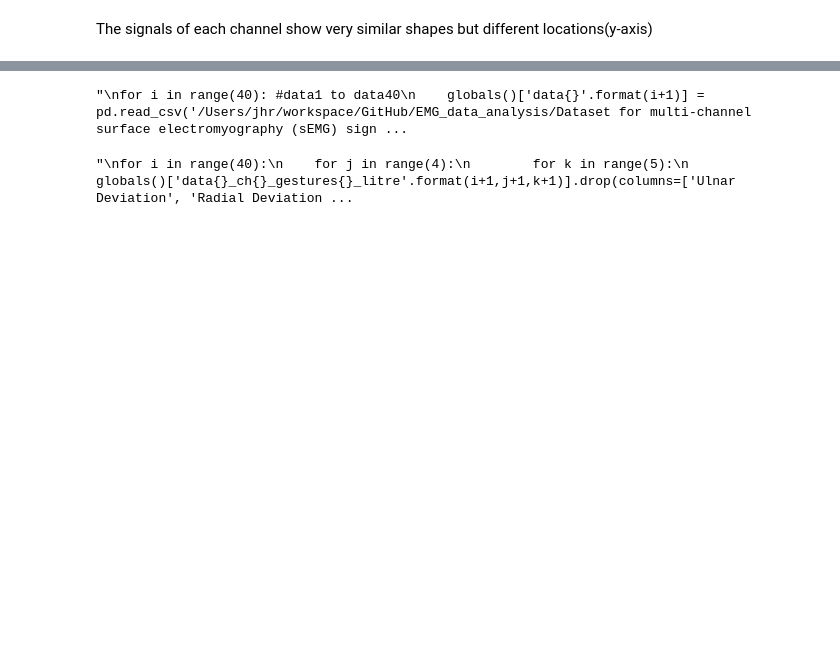
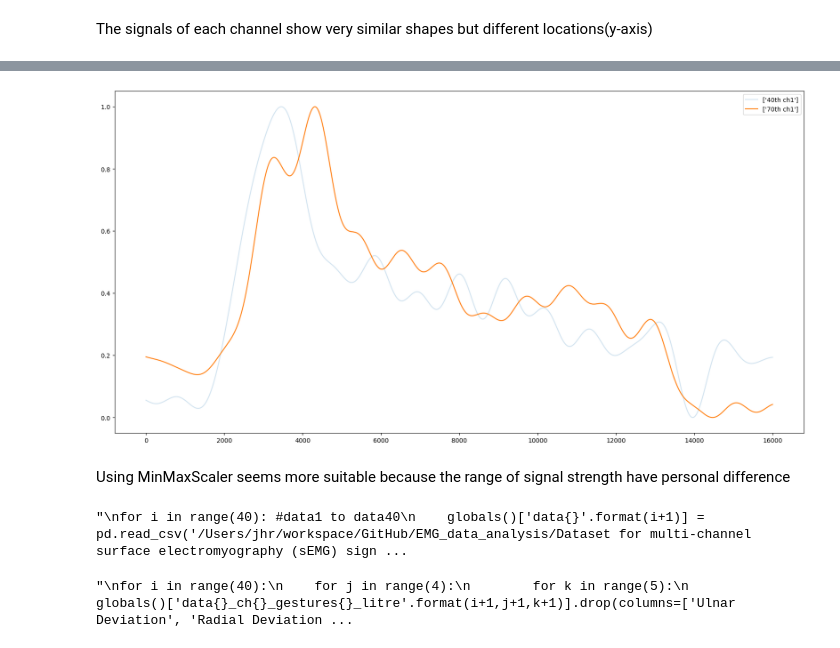
Before and after one commit to greedypelican/EMG_data_analysis, a Jupyter notebook: data_preprocessing.ipynb, the cells around one changed output, grey strips where cells are left out. Drawn from its saved outputs; the diff is of its cells as text; code cells hidden in the pictures; blank space fills up the shorter version.

```diff
--- a/data_preprocessing.ipynb
+++ b/data_preprocessing.ipynb
@@ -111,3 +126,16 @@ The signals of each channel show very similar shapes but different locations(y-a
+# %%
+fig = plt.figure(figsize=(20,10))
+ax = fig.add_subplot(111)
+
+ax.plot(X40_mm[:,0],label=['40th '+col_names[0]],alpha=0.2)
+ax.plot(X70_mm[:,0],label=['70th '+col_names[0]])
+
+plt.legend()
+plt.show()
+# %% [output]
+[figure, added]
+# %% [markdown]
+Using MinMaxScaler seems more suitable because the range of signal strength have personal difference
 # %%
 """
 for i in range(40): #data1 to data40
```
Also changed, not shown: parts of 12 cells of this notebook.
